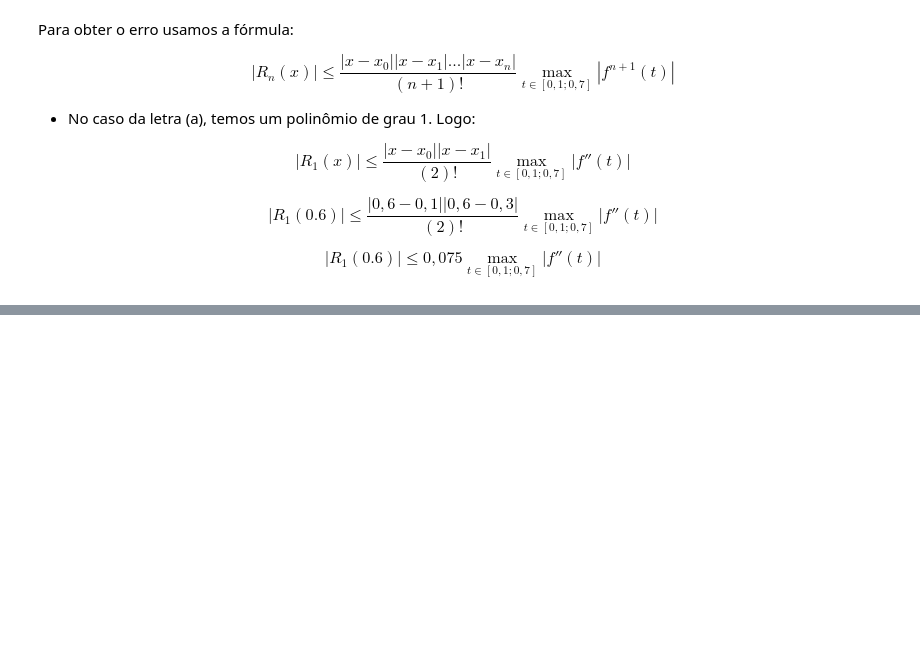
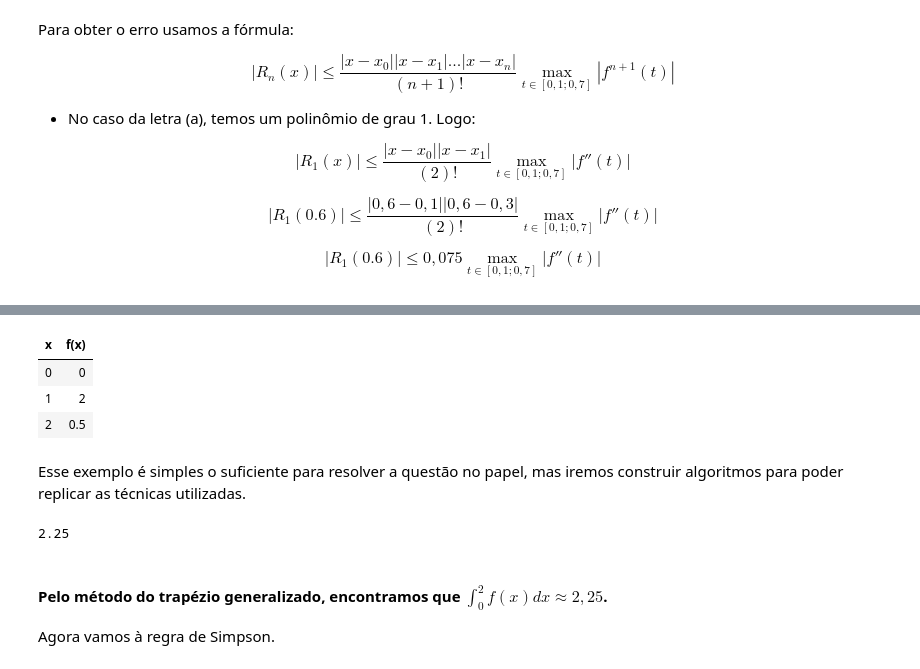
Before and after one commit to edumangabeira/AulasENCE, a Jupyter notebook: Lista1_Parte2_Calc3.ipynb, the cells around one changed output, grey strips where cells are left out. Saved outputs shown, nothing was run; the diff lists cells and outputs as text; code cells hidden in the pictures; blank space fills up the shorter version.

```diff
--- a/Lista1_Parte2_Calc3.ipynb
+++ b/Lista1_Parte2_Calc3.ipynb
@@ -630,0 +649,15 @@ array([1.00000000e+00, 8.36409612e-15, 1.00000000e+00, 6.24500451e-16])
+# %%
+import pandas as pd
+x = [0, 1, 2]
+f_x = [0, 2, 0.5]
+
+tabela = {'x': pd.Series(data = x), 'f(x)': pd.Series(data = f_x)}
+tabela = pd.DataFrame(tabela)
+tabela.style.hide_index()
+# %% [output]
+| x | f(x) |
+| 0 | 0 |
+| 1 | 2 |
+| 2 | 0.5 |
+# %% [markdown]
+Esse exemplo é simples o suficiente para resolver a questão no papel, mas iremos construir algoritmos para poder replicar as técnicas utilizadas.
@@ -630,0 +673,10 @@ array([1.00000000e+00, 8.36409612e-15, 1.00000000e+00, 6.24500451e-16])
+# %%
+x = [0, 1, 2]
+f_x = [0, 2, 0.5]
+print(trapezio_generalizado_pontos(x,f_x))
+# %% [output]
+2.25
+# %% [markdown]
+#### Pelo método do trapézio generalizado, encontramos que $\int_{0}^{2} f(x) dx \approx 2,25$.
+
+Agora vamos à regra de Simpson.
```
Also changed, not shown: parts of 22 cells of this notebook.
